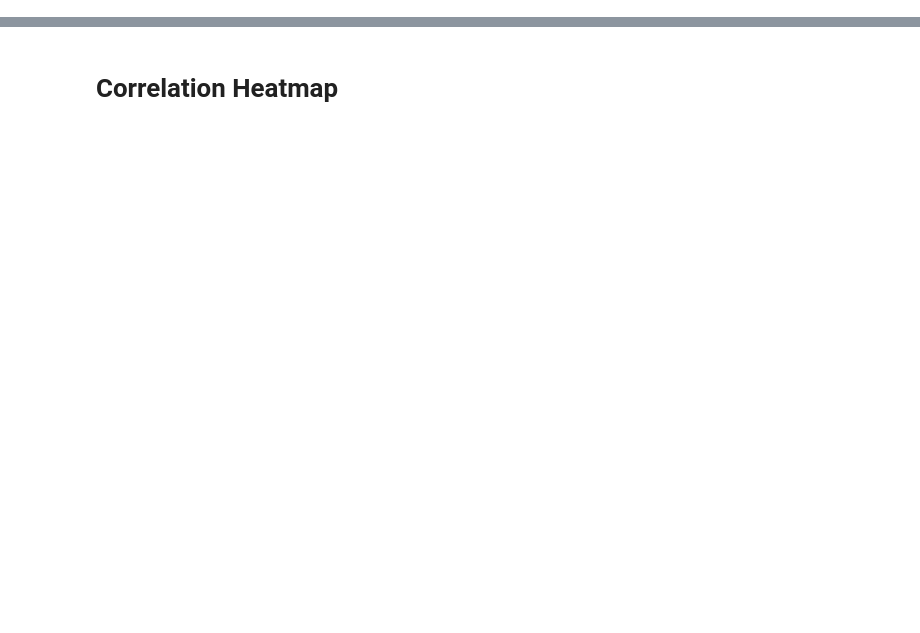
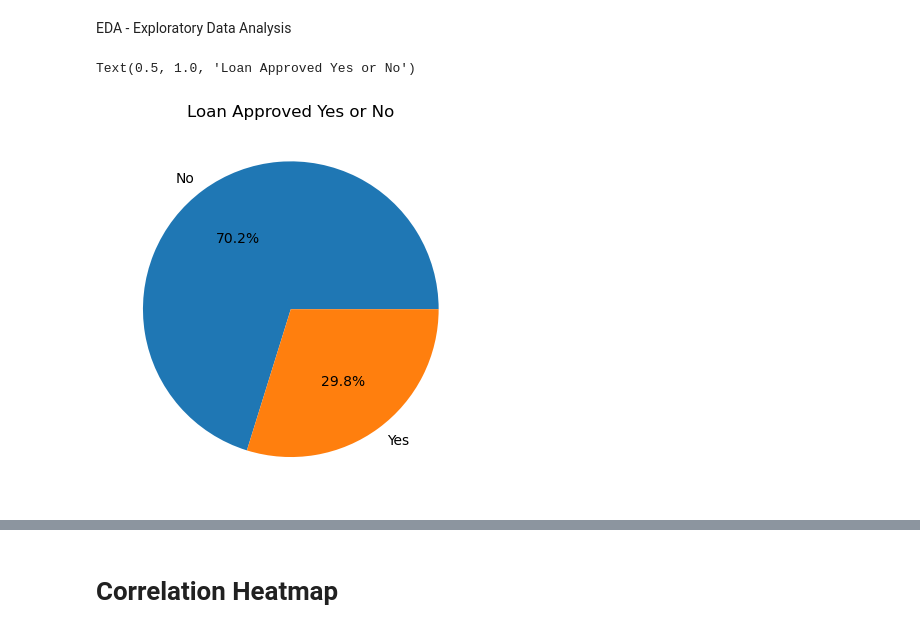
Before and after one commit to LearnWithCherry/Artificial-Intelligence-and-Machine-Learning, a Jupyter notebook: Projects/CreditWise_Loan_System/LoanSystem.ipynb, the cells around one changed output, grey strips where cells are left out. Cells and saved outputs as stored; diff of their text form; code cells hidden in the pictures; blank space fills up the shorter version.

```diff
--- a/Projects/CreditWise_Loan_System/LoanSystem.ipynb
+++ b/Projects/CreditWise_Loan_System/LoanSystem.ipynb
@@ -247,0 +19,3 @@ memory usage: 218.9 KB
+# %%
+data = pd.read_csv("X:\\VScode\\Artificial_intelligence_n_Machine_learning\\Projects\\CreditWise_Loan_System\\loan_approval_data.csv")
+data = pd.DataFrame(data)
@@ -247,0 +42,9 @@ memory usage: 218.9 KB
+# %%
+categorical_col= data.select_dtypes(include=["object"]).columns
+numerical_cols = data.select_dtypes(include=["number"]).columns
+# %%
+num_imp = SimpleImputer(strategy="mean")
+data[numerical_cols] = num_imp.fit_transform(data[numerical_cols])
+# %%
+cat_imp = SimpleImputer(strategy="most_frequent")
+data[categorical_col] = cat_imp.fit_transform(data[categorical_col])
@@ -247,0 +80,9 @@ memory usage: 218.9 KB
+# %% [markdown]
+EDA - Exploratory Data Analysis
+# %%
+count = data["Loan_Approved"].value_counts()
+plt.pie(count, labels=["No","Yes"], autopct="%1.1f%%")
+plt.title("Loan Approved Yes or No")
+# %% [output]
+Text(0.5, 1.0, 'Loan Approved Yes or No')
+[figure, added]
```
Also changed, not shown: parts of 71 cells of this notebook, 2 other files.
